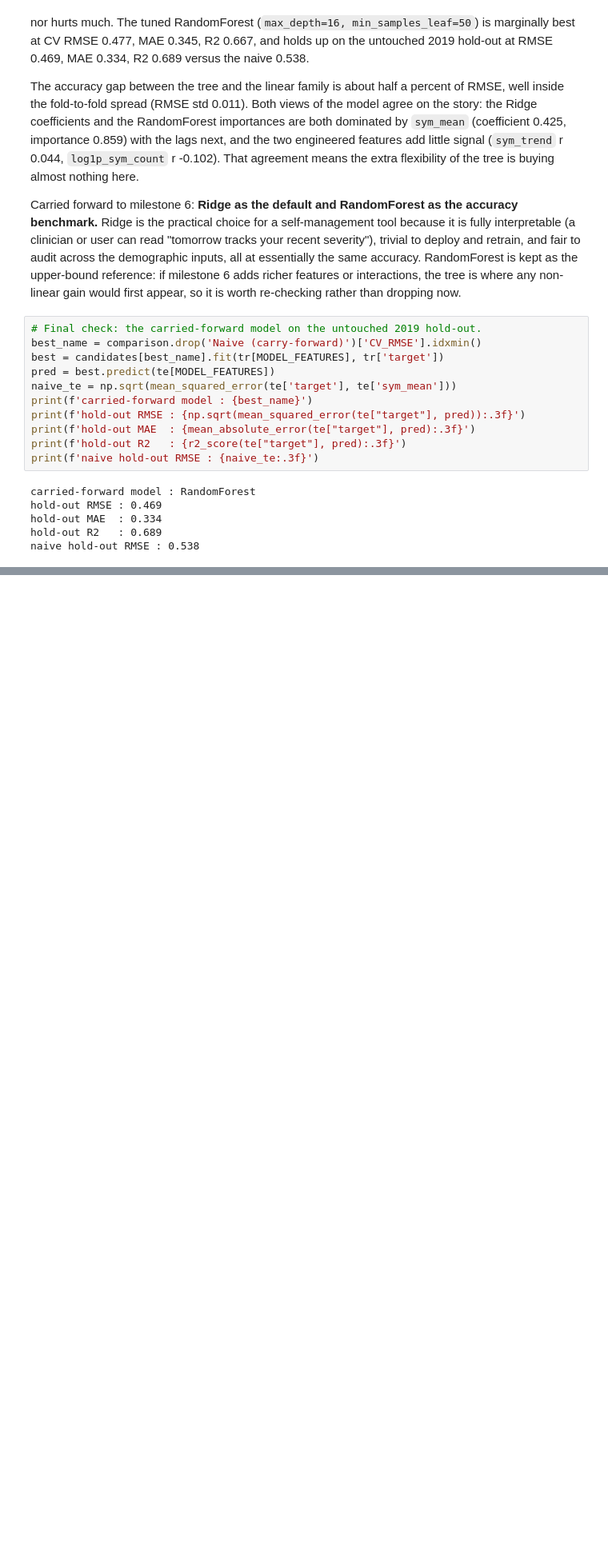
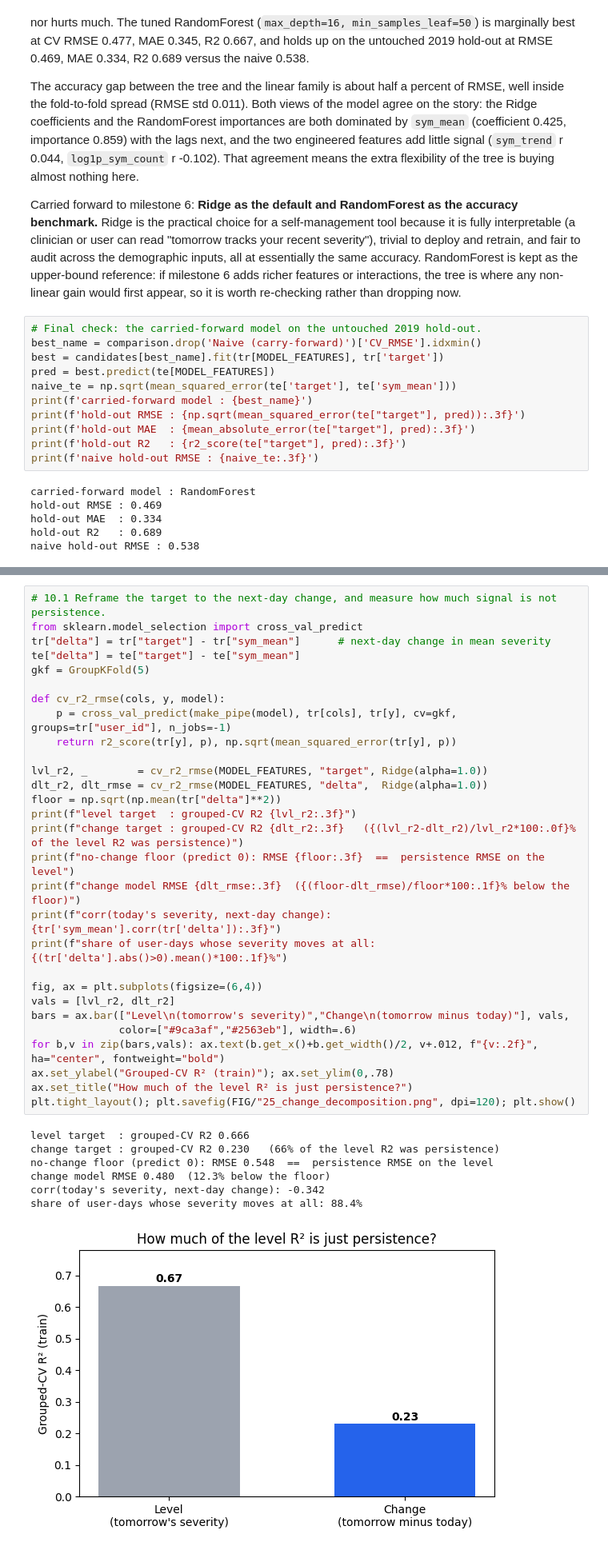
Before and after one commit to kempaviola/regression_health, a Jupyter notebook: notebooks/Viola_regression_capstone.ipynb, the cells around one changed output, grey strips where cells are left out. Shown at 80% size. Drawn from its saved outputs; the diff is of its cells as text; blank space fills up the shorter version.

Commit message:
Add change decomposition and early-warning analysis figures

```diff
--- a/notebooks/Viola_regression_capstone.ipynb
+++ b/notebooks/Viola_regression_capstone.ipynb
@@ -1312,0 +1319,37 @@ missing      1725  0.520  0.364         1.50
+# %%
+# 10.1 Reframe the target to the next-day change, and measure how much signal is not persistence.
+from sklearn.model_selection import cross_val_predict
+tr["delta"] = tr["target"] - tr["sym_mean"]      # next-day change in mean severity
+te["delta"] = te["target"] - te["sym_mean"]
+gkf = GroupKFold(5)
+
+def cv_r2_rmse(cols, y, model):
+    p = cross_val_predict(make_pipe(model), tr[cols], tr[y], cv=gkf, groups=tr["user_id"], n_jobs=-1)
+    return r2_score(tr[y], p), np.sqrt(mean_squared_error(tr[y], p))
+
+lvl_r2, _        = cv_r2_rmse(MODEL_FEATURES, "target", Ridge(alpha=1.0))
+dlt_r2, dlt_rmse = cv_r2_rmse(MODEL_FEATURES, "delta",  Ridge(alpha=1.0))
+floor = np.sqrt(np.mean(tr["delta"]**2))
+print(f"level target  : grouped-CV R2 {lvl_r2:.3f}")
+print(f"change target : grouped-CV R2 {dlt_r2:.3f}   ({(lvl_r2-dlt_r2)/lvl_r2*100:.0f}% of the level R2 was persistence)")
+print(f"no-change floor (predict 0): RMSE {floor:.3f}  ==  persistence RMSE on the level")
+print(f"change model RMSE {dlt_rmse:.3f}  ({(floor-dlt_rmse)/floor*100:.1f}% below the floor)")
+print(f"corr(today's severity, next-day change): {tr['sym_mean'].corr(tr['delta']):.3f}")
+print(f"share of user-days whose severity moves at all: {(tr['delta'].abs()>0).mean()*100:.1f}%")
+
+fig, ax = plt.subplots(figsize=(6,4))
+vals = [lvl_r2, dlt_r2]
+bars = ax.bar(["Level\n(tomorrow's severity)","Change\n(tomorrow minus today)"], vals,
+              color=["#9ca3af","#2563eb"], width=.6)
+for b,v in zip(bars,vals): ax.text(b.get_x()+b.get_width()/2, v+.012, f"{v:.2f}", ha="center", fontweight="bold")
+ax.set_ylabel("Grouped-CV R² (train)"); ax.set_ylim(0,.78)
+ax.set_title("How much of the level R² is just persistence?")
+plt.tight_layout(); plt.savefig(FIG/"25_change_decomposition.png", dpi=120); plt.show()
+# %% [output]
+level target  : grouped-CV R2 0.666
+change target : grouped-CV R2 0.230   (66% of the level R2 was persistence)
+no-change floor (predict 0): RMSE 0.548  ==  persistence RMSE on the level
+change model RMSE 0.480  (12.3% below the floor)
+corr(today's severity, next-day change): -0.342
+share of user-days whose severity moves at all: 88.4%
+[figure, added]
```
Also changed, not shown: parts of 53 cells of this notebook, 5 other files.
